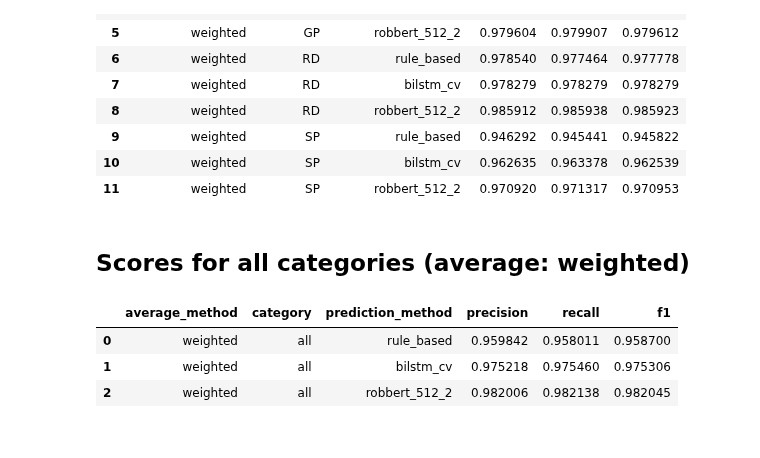
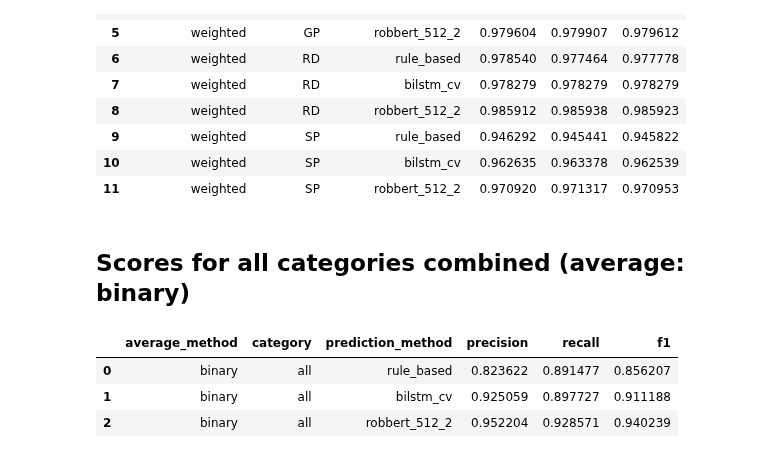
Before and after one commit to umcu/negation-detection, a Jupyter notebook: 01_general_evaluation.ipynb, the cells around one changed output. Drawn from its saved outputs; the diff is of its cells as text; code cells hidden in the pictures.

Commit message:
Change final f1 score calculation to binary average

```diff
--- a/01_general_evaluation.ipynb
+++ b/01_general_evaluation.ipynb
@@ -278,15 +278,15 @@ create_score_dataframe(score_list)
 | 10 | weighted | SP | bilstm_cv | 0.962635 | 0.963378 | 0.962539 |
 | 11 | weighted | SP | robbert_512_2 | 0.970920 | 0.971317 | 0.970953 |
 # %% [markdown]
-## Scores for all categories (average: weighted)
+## Scores for all categories combined (average: binary)
 # %%
-average_method = 'weighted'
+average_method = 'binary'
 score_list = []
 for prediction_method in PREDICTION_METHODS:
     score_list.append(create_score_record(prediction_method, average_method, category = 'all'))
 create_score_dataframe(score_list)
 # %% [output]
 |  | average_method | category | prediction_method | precision | recall | f1 |
-| 0 | weighted | all | rule_based | 0.959842 | 0.958011 | 0.958700 |
-| 1 | weighted | all | bilstm_cv | 0.975218 | 0.975460 | 0.975306 |
-| 2 | weighted | all | robbert_512_2 | 0.982006 | 0.982138 | 0.982045 |
+| 0 | binary | all | rule_based | 0.823622 | 0.891477 | 0.856207 |
+| 1 | binary | all | bilstm_cv | 0.925059 | 0.897727 | 0.911188 |
+| 2 | binary | all | robbert_512_2 | 0.952204 | 0.928571 | 0.940239 |
```
